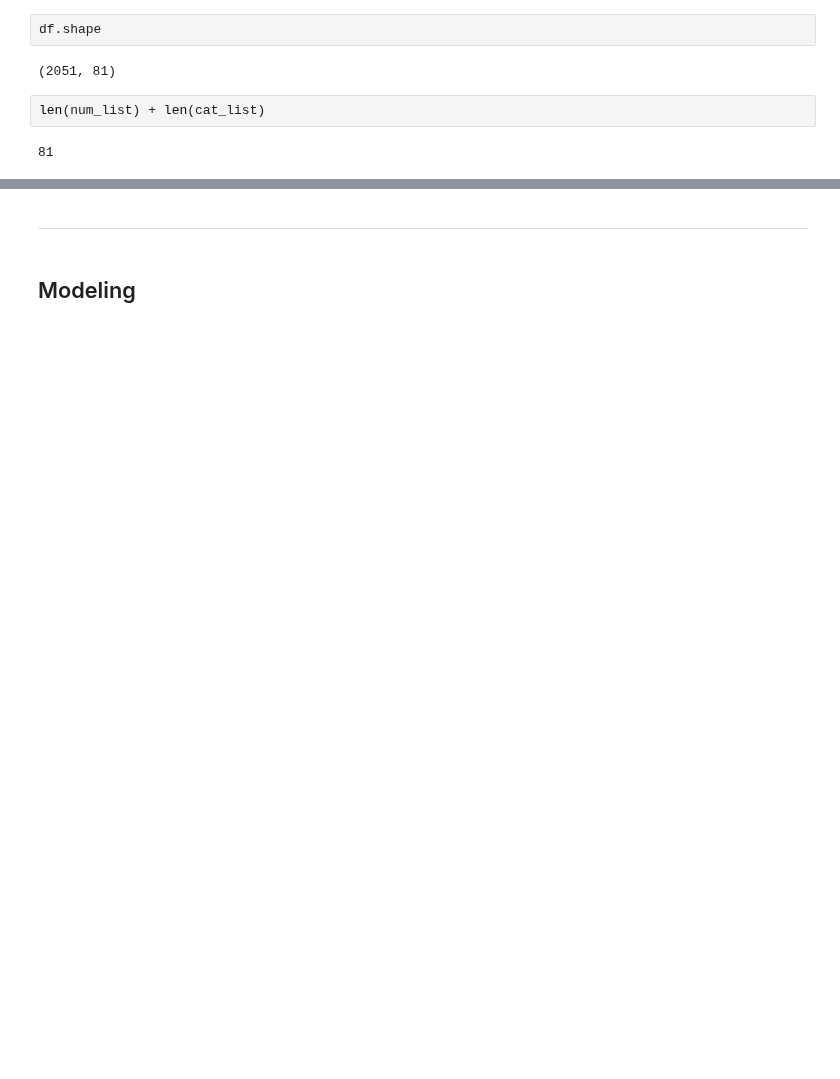
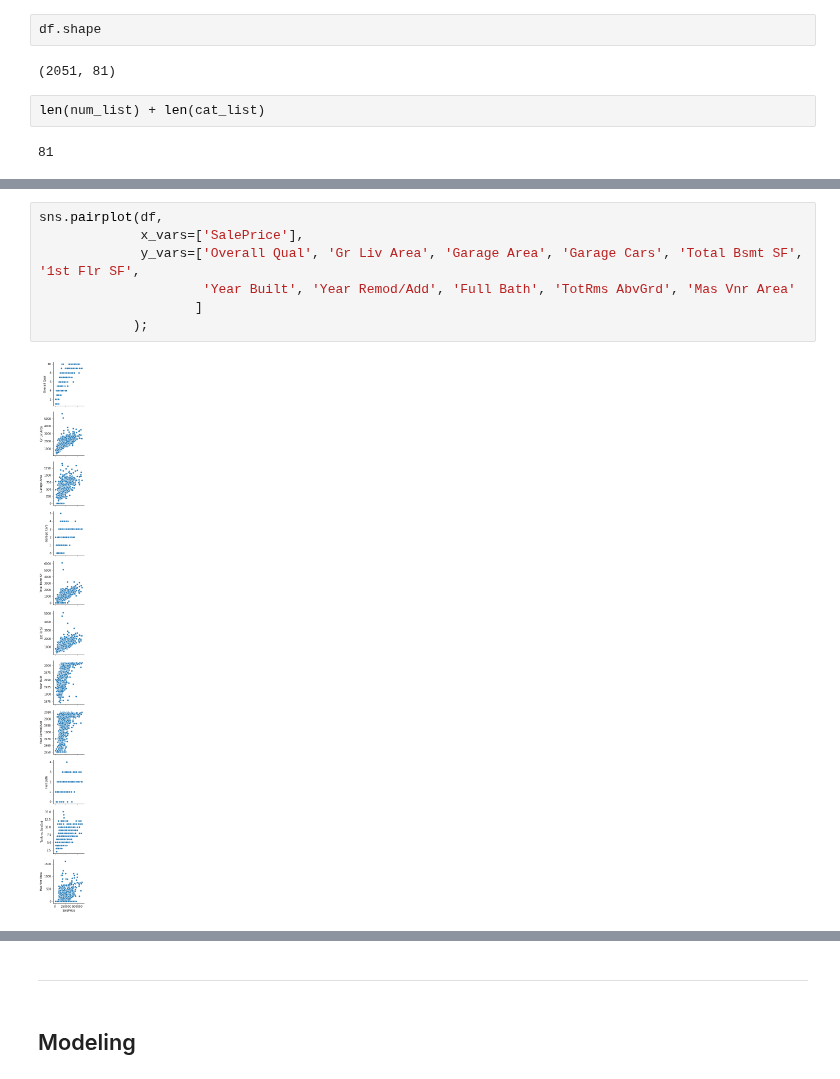
Before and after one commit to CreightonAshton/Scratchwork, a Jupyter notebook: Code/Ames/Ames.ipynb, the cells around one changed output, grey strips where cells are left out. Drawn from its saved outputs; the diff is of its cells as text; blank space fills up the shorter version.

```diff
--- a/Code/Ames/Ames.ipynb
+++ b/Code/Ames/Ames.ipynb
@@ -368,0 +420,9 @@ len(num_list) + len(cat_list)
+# %%
+sns.pairplot(df,
+             x_vars=['SalePrice'],
+             y_vars=['Overall Qual', 'Gr Liv Area', 'Garage Area', 'Garage Cars', 'Total Bsmt SF', '1st Flr SF',
+                     'Year Built', 'Year Remod/Add', 'Full Bath', 'TotRms AbvGrd', 'Mas Vnr Area'
+                    ]
+            );
+# %% [output]
+[figure, added]
```
Also changed, not shown: parts of 29 cells of this notebook.
